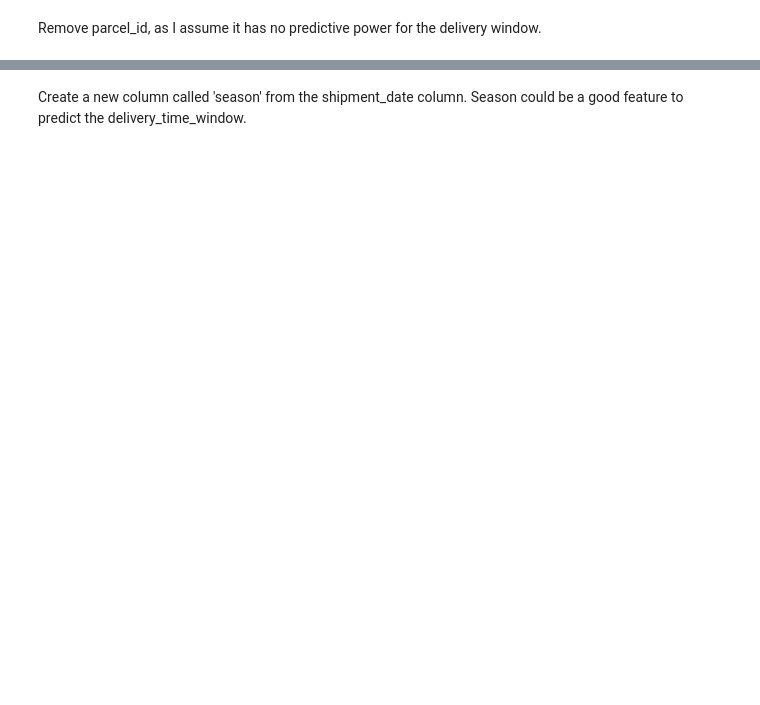
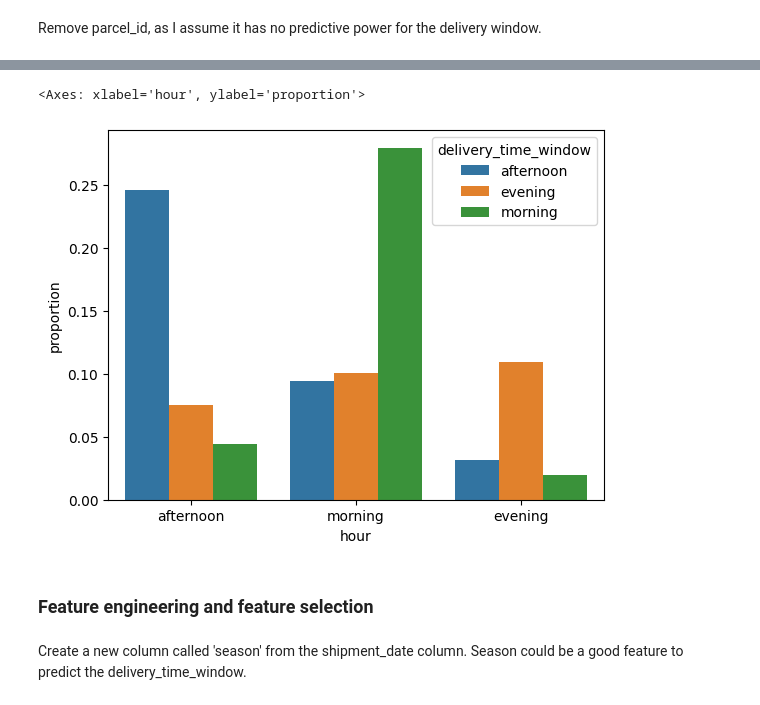
Before and after one commit to BasvVeen/PostNL_Assessment, a Jupyter notebook: Assessment.ipynb, the cells around one changed output, grey strips where cells are left out. Cells and saved outputs as stored; diff of their text form; code cells hidden in the pictures; blank space fills up the shorter version.

```diff
--- a/Assessment.ipynb
+++ b/Assessment.ipynb
@@ -101,3 +140,10 @@ Remove parcel_id, as I assume it has no predictive power for the delivery window
+# %%
+sns.countplot(x="hour", hue="delivery_time_window", data=delivery_data, stat = "proportion")
+# %% [output]
+<Axes: xlabel='hour', ylabel='proportion'>
+[figure, added]
+# %% [markdown]
+### Feature engineering and feature selection
 # %%
 def get_season(date):
   m = date.month
```
Also changed, not shown: parts of 38 cells of this notebook.
